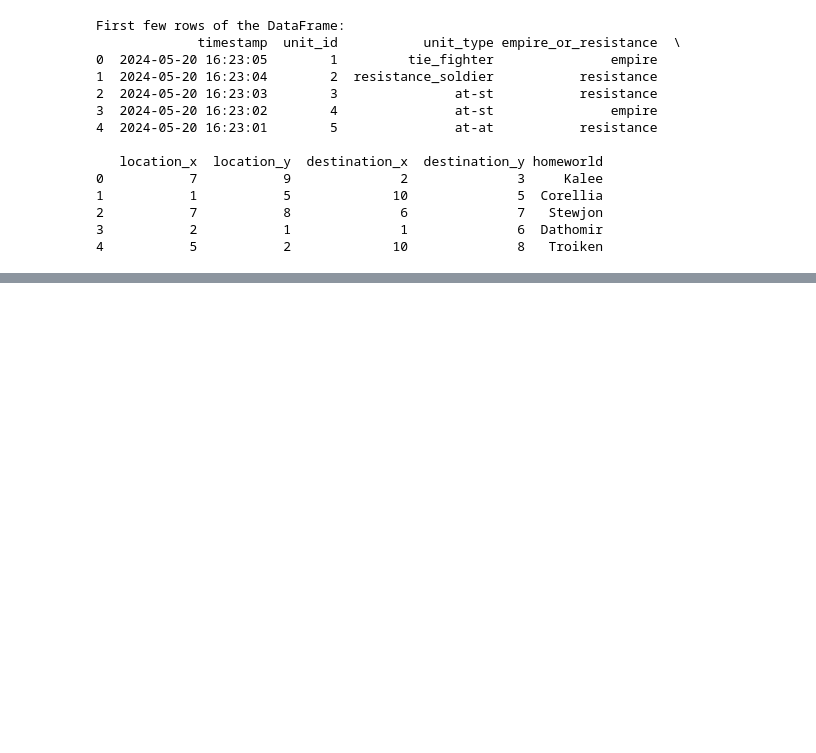
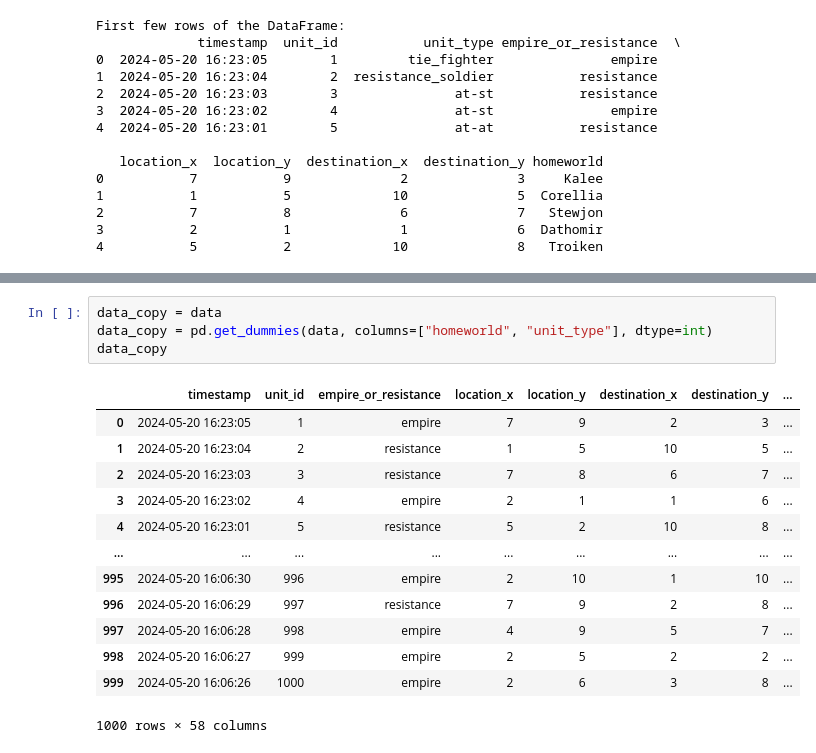
Before and after one commit to john-antony/edp-project-3, a Jupyter notebook: prediction.ipynb, the cells around one changed output, grey strips where cells are left out. Drawn from its saved outputs; the diff is of its cells as text; blank space fills up the shorter version.

```diff
--- a/prediction.ipynb
+++ b/prediction.ipynb
@@ -25,0 +78,18 @@ First few rows of the DataFrame:
+# %%
+data_copy = data
+data_copy = pd.get_dummies(data, columns=["homeworld", "unit_type"], dtype=int)
+data_copy
+# %% [output]
+|  | timestamp | unit_id | empire_or_resistance | location_x | location_y | destination_x | destination_y | ... |
+| 0 | 2024-05-20 16:23:05 | 1 | empire | 7 | 9 | 2 | 3 | ... |
+| 1 | 2024-05-20 16:23:04 | 2 | resistance | 1 | 5 | 10 | 5 | ... |
+| 2 | 2024-05-20 16:23:03 | 3 | resistance | 7 | 8 | 6 | 7 | ... |
+| 3 | 2024-05-20 16:23:02 | 4 | empire | 2 | 1 | 1 | 6 | ... |
+| 4 | 2024-05-20 16:23:01 | 5 | resistance | 5 | 2 | 10 | 8 | ... |
+| ... | ... | ... | ... | ... | ... | ... | ... | ... |
+| 995 | 2024-05-20 16:06:30 | 996 | empire | 2 | 10 | 1 | 10 | ... |
+| 996 | 2024-05-20 16:06:29 | 997 | resistance | 7 | 9 | 2 | 8 | ... |
+| 997 | 2024-05-20 16:06:28 | 998 | empire | 4 | 9 | 5 | 7 | ... |
+| 998 | 2024-05-20 16:06:27 | 999 | empire | 2 | 5 | 2 | 2 | ... |
+| 999 | 2024-05-20 16:06:26 | 1000 | empire | 2 | 6 | 3 | 8 | ... |
+1000 rows × 58 columns
```
Also changed, not shown: parts of 16 cells of this notebook, 1 other file.
